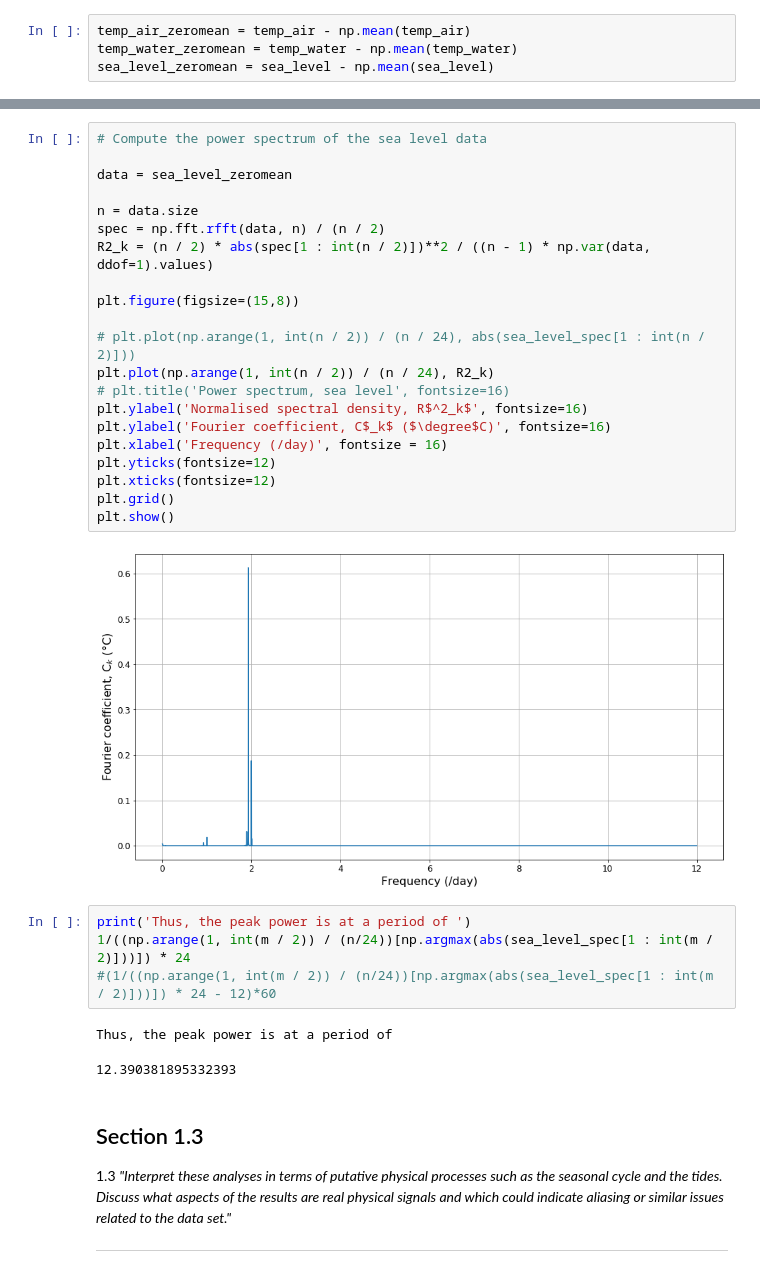
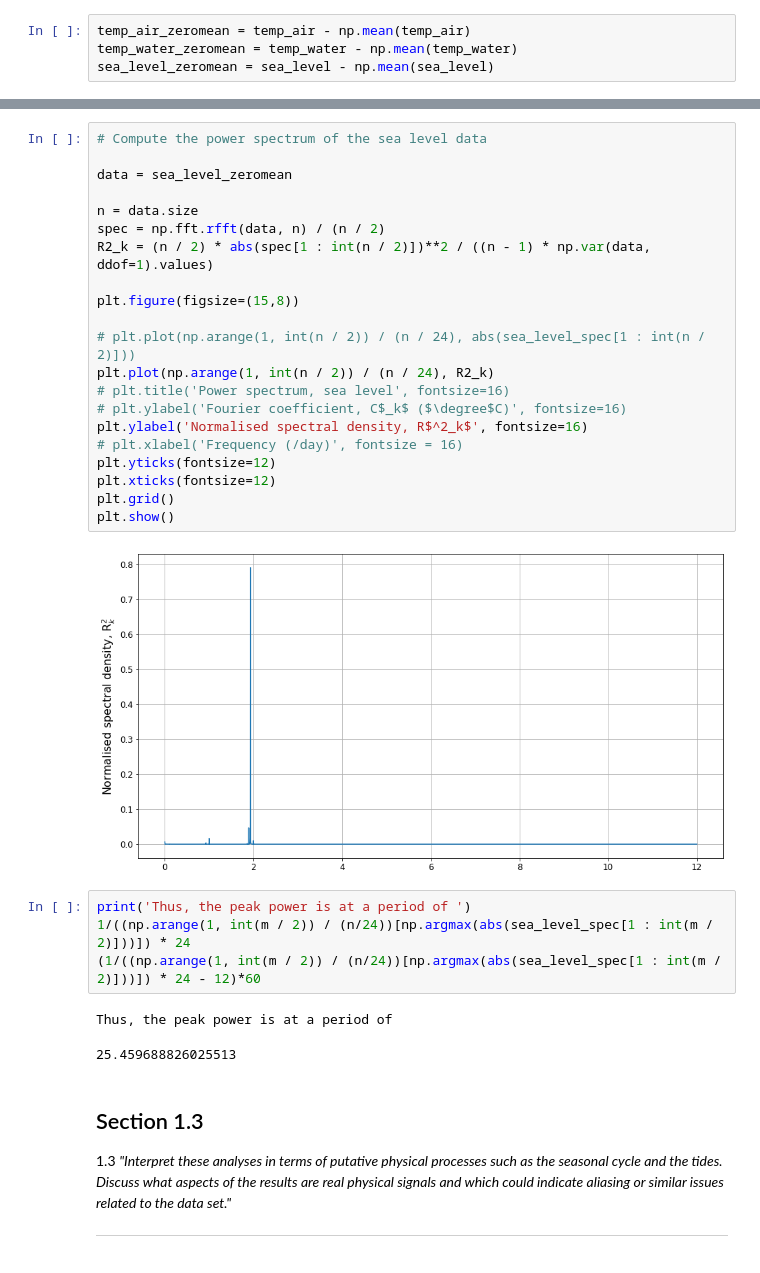
Before and after one commit to mpudig/MATH5271, a Jupyter notebook: ClassPortfolio/Task1/Task1_notebook.ipynb, the cells around one changed output, grey strips where cells are left out. Cells and saved outputs as stored; diff of their text form.

```diff
--- a/ClassPortfolio/Task1/Task1_notebook.ipynb
+++ b/ClassPortfolio/Task1/Task1_notebook.ipynb
@@ -173,33 +161,33 @@ plt.show()
 # %%
 # Compute the power spectrum of the sea level data
 
 data = sea_level_zeromean
 
 n = data.size
 spec = np.fft.rfft(data, n) / (n / 2)
 R2_k = (n / 2) * abs(spec[1 : int(n / 2)])**2 / ((n - 1) * np.var(data, ddof=1).values)
 
 plt.figure(figsize=(15,8))
 
 # plt.plot(np.arange(1, int(n / 2)) / (n / 24), abs(sea_level_spec[1 : int(n / 2)]))
 plt.plot(np.arange(1, int(n / 2)) / (n / 24), R2_k)
 # plt.title('Power spectrum, sea level', fontsize=16)
+# plt.ylabel('Fourier coefficient, C$_k$ ($\degree$C)', fontsize=16)
 plt.ylabel('Normalised spectral density, R$^2_k$', fontsize=16)
-plt.ylabel('Fourier coefficient, C$_k$ ($\degree$C)', fontsize=16)
-plt.xlabel('Frequency (/day)', fontsize = 16)
+# plt.xlabel('Frequency (/day)', fontsize = 16)
 plt.yticks(fontsize=12)
 plt.xticks(fontsize=12)
 plt.grid()
 plt.show()
 # %% [output]
-[figure, old version]
+[figure, new version]
 # %%
 print('Thus, the peak power is at a period of ')
 1/((np.arange(1, int(m / 2)) / (n/24))[np.argmax(abs(sea_level_spec[1 : int(m / 2)]))]) * 24
-#(1/((np.arange(1, int(m / 2)) / (n/24))[np.argmax(abs(sea_level_spec[1 : int(m / 2)]))]) * 24 - 12)*60
+(1/((np.arange(1, int(m / 2)) / (n/24))[np.argmax(abs(sea_level_spec[1 : int(m / 2)]))]) * 24 - 12)*60
 # %% [output]
 Thus, the peak power is at a period of
-12.390381895332393
+25.459688826025513
 # %% [markdown]
 Section 1.3
 ---
```
Also changed, not shown: parts of 16 cells of this notebook, 1 other file.
